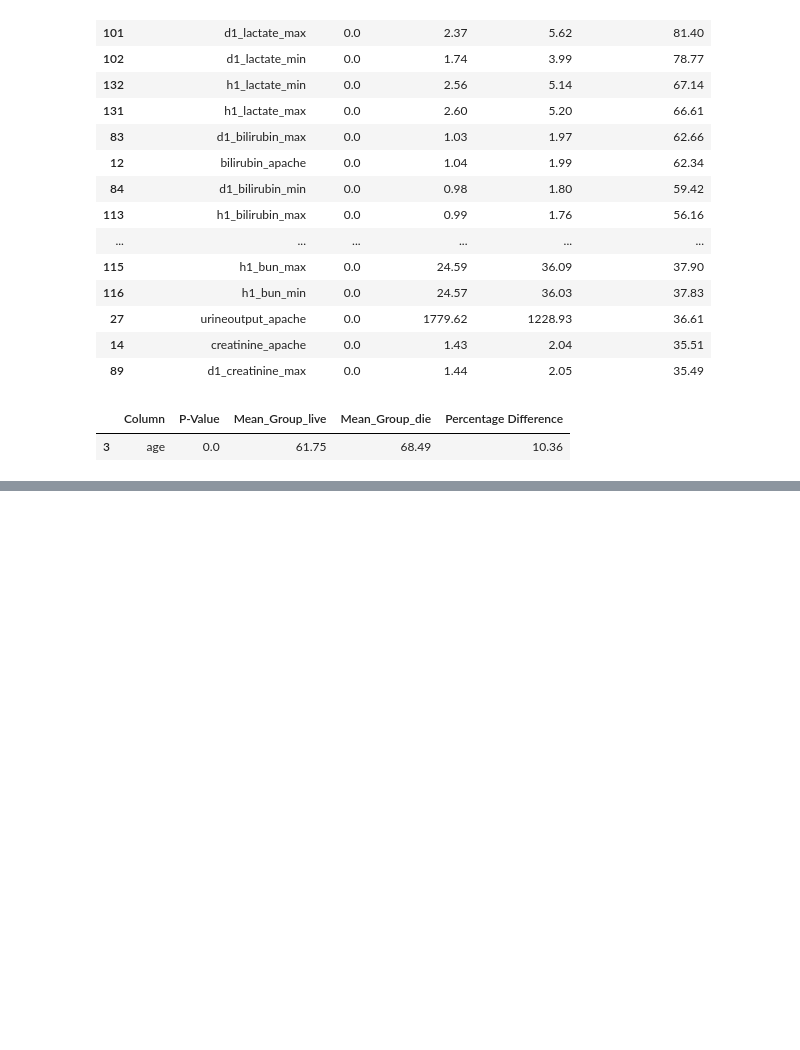
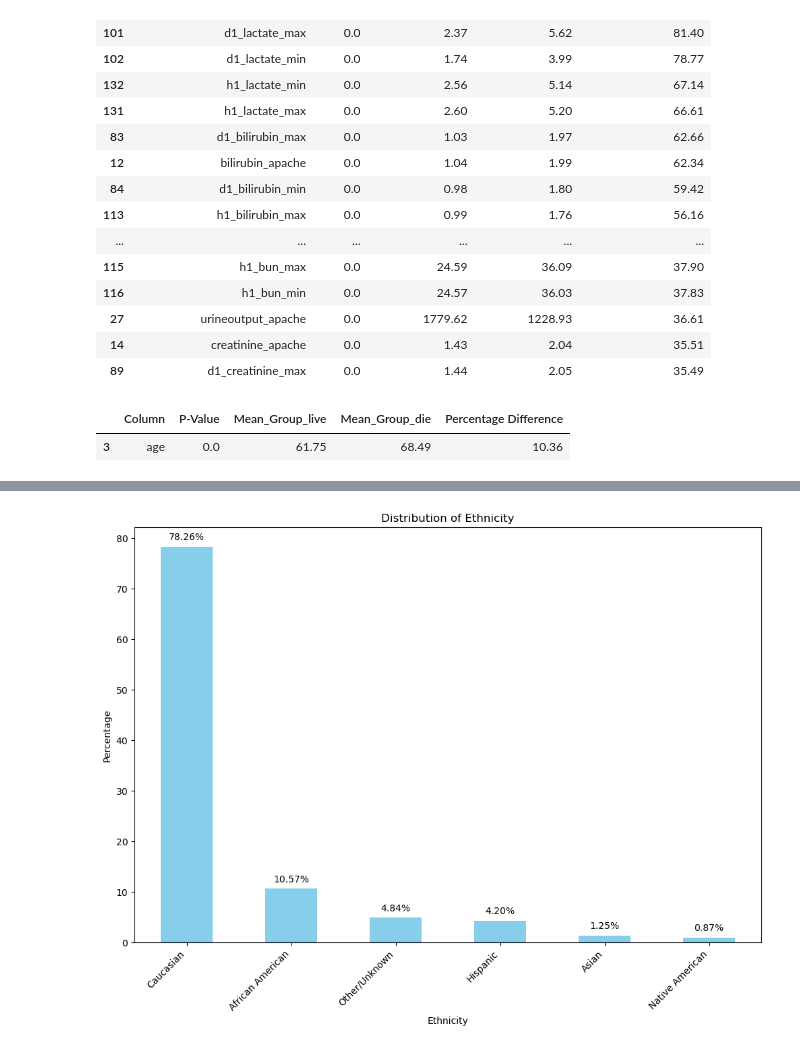
Before and after one commit to ShaniCohen/pred-ICU, a Jupyter notebook: main_eda.ipynb, the cells around one changed output, grey strips where cells are left out. Cells and saved outputs as stored; diff of their text form; code cells hidden in the pictures; blank space fills up the shorter version.

```diff
--- a/main_eda.ipynb
+++ b/main_eda.ipynb
@@ -218,0 +249,25 @@ result_df["Column"].to_list()
+# %%
+
+# Assuming your DataFrame is named 'df'
+plt.figure(figsize=(12, 8))
+
+# Calculate the percentage distribution
+ethnicity_percentage = df['ethnicity'].value_counts(normalize=True) * 100
+# real ethnic in the US https://usafacts.org/data/topics/people-society/population-and-demographics/our-changing-population/
+
+real_population_race={'Caucasian':59.3,'African American':12.6,'Native American':0.94,
+                      'Asian':5.9,'Hispanic':18.9,'Other/Unknown':2.36}
+# Plot the bar chart with percentages
+ethnicity_percentage.plot(kind='bar', color='skyblue')
+plt.title('Distribution of Ethnicity')
+plt.xlabel('Ethnicity')
+plt.ylabel('Percentage')
+plt.xticks(rotation=45, ha='right')
+
+# Display the percentage values on top of the bars
+for i, value in enumerate(ethnicity_percentage):
+    plt.text(i, value + 1, f'{value:.2f}%', ha='center', va='bottom')
+
+plt.show()
+# %% [output]
+[figure, added]
```
Also changed, not shown: parts of 6 cells of this notebook.
